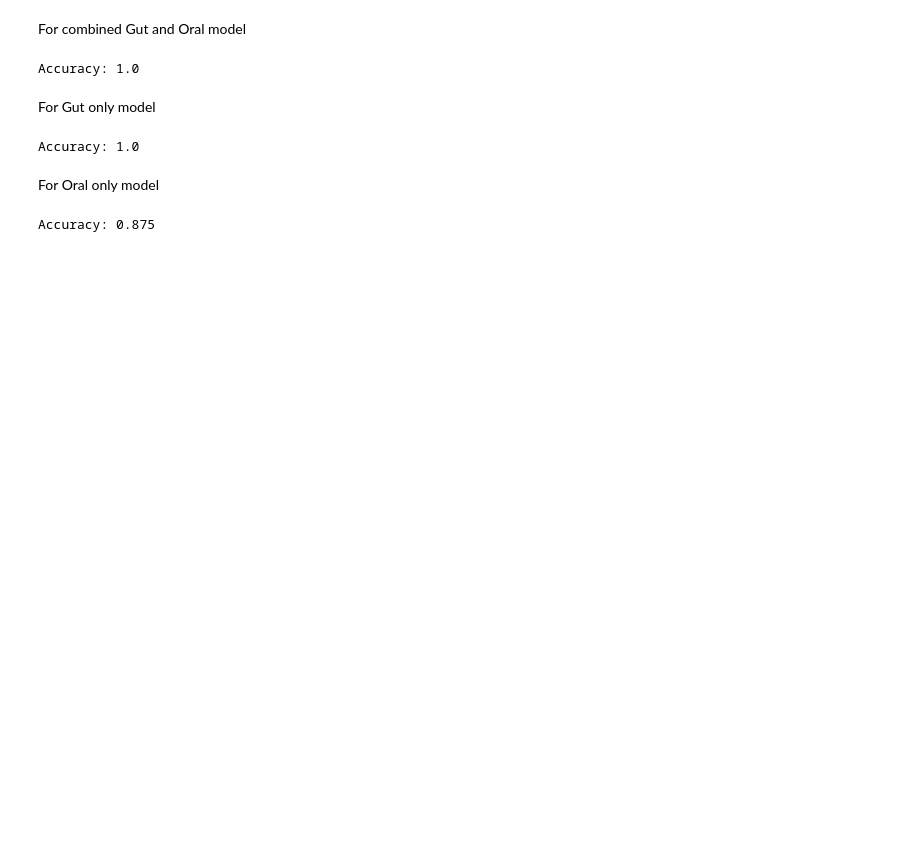
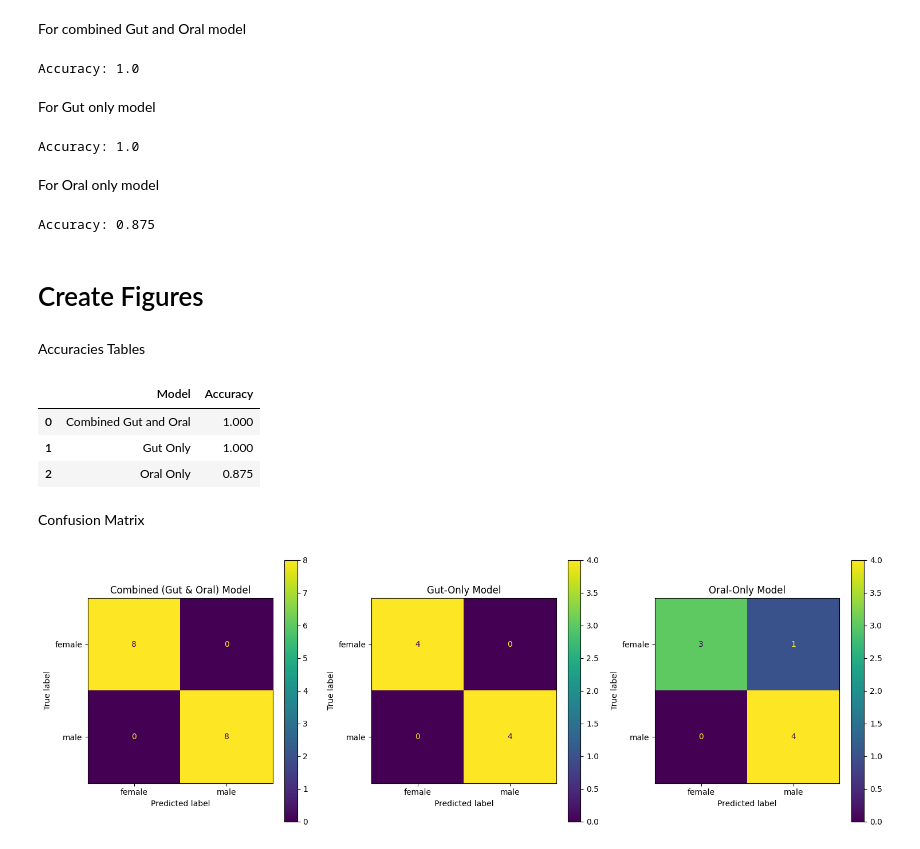
Before and after one commit to alexandramendoza/Final-Project-Bioinformatics, a Jupyter notebook: notebooks/Bioinformatics_Final_Project.ipynb, the cells around one changed output. Drawn from its saved outputs; the diff is of its cells as text; code cells hidden in the pictures; blank space fills up the shorter version.

Commit message:
Added code for creating table of accuracies and confusion matrices

```diff
--- a/notebooks/Bioinformatics_Final_Project.ipynb
+++ b/notebooks/Bioinformatics_Final_Project.ipynb
@@ -177,3 +177,52 @@ acc_oral = accuracy_score(y_test_oral, pred_oral)
 print(f"Accuracy: {acc_oral}")
 # %% [output]
 Accuracy: 0.875
+# %% [markdown]
+# Create Figures
+# %% [markdown]
+Accuracies Tables
+# %%
+import pandas as pd
+accuracies = {
+    'Model': ['Combined Gut and Oral', 'Gut Only', 'Oral Only'],
+    'Accuracy': [acc, acc_gut, acc_oral]
+}
+
+accuracy_table = pd.DataFrame(accuracies)
+
+display(accuracy_table)
+# %% [output]
+|  | Model | Accuracy |
+| 0 | Combined Gut and Oral | 1.000 |
+| 1 | Gut Only | 1.000 |
+| 2 | Oral Only | 0.875 |
+# %% [markdown]
+Confusion Matrix
+# %%
+import matplotlib.pyplot as plt
+from sklearn.metrics import confusion_matrix
+from sklearn.metrics import ConfusionMatrixDisplay
+
+cm = confusion_matrix(y_test, y_pred)
+cm_gut = confusion_matrix(y_test_gut, pred_gut)
+cm_oral = confusion_matrix(y_test_oral, pred_oral)
+
+class_names = ['female', 'male']
+fig, axes = plt.subplots(1, 3, figsize=(15, 5))
+
+# Combined model
+ConfusionMatrixDisplay(confusion_matrix=cm, display_labels=class_names).plot(ax=axes[0])
+axes[0].set_title('Combined (Gut & Oral) Model')
+
+# Gut onlt model
+ConfusionMatrixDisplay(confusion_matrix=cm_gut, display_labels=class_names).plot(ax=axes[1])
+axes[1].set_title('Gut-Only Model')
+
+# Oral only model
+ConfusionMatrixDisplay(confusion_matrix=cm_oral, display_labels=class_names).plot(ax=axes[2])
+axes[2].set_title('Oral-Only Model')
+
+plt.tight_layout()
+plt.show()
+# %% [output]
+[figure, added]
```
Also changed, not shown: parts of 1 cell of this notebook.
